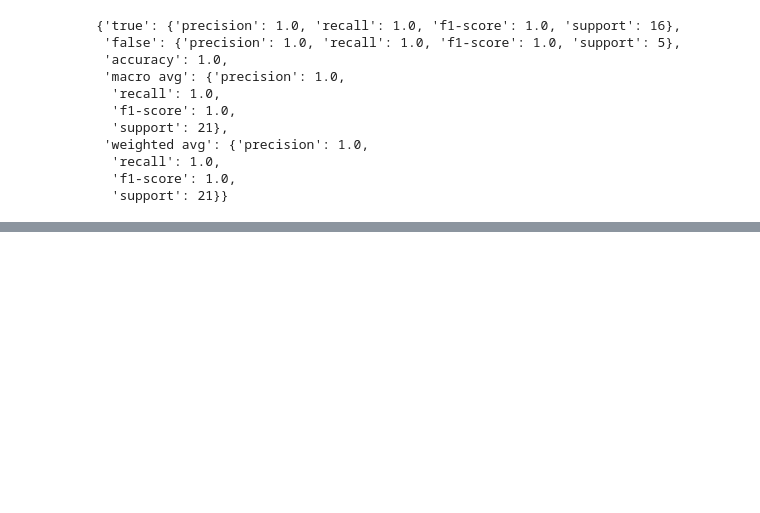
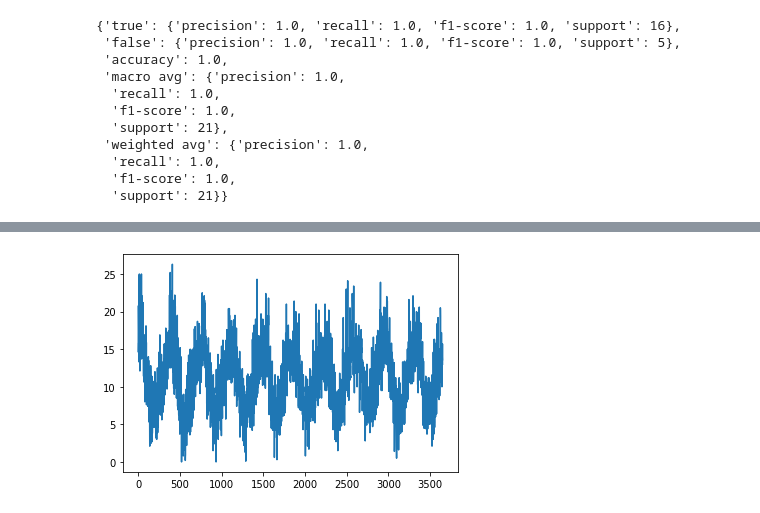
Before and after one commit to kingyebin/PeerReview, a Jupyter notebook: mini_quest_240228/do_it.ipynb, the cells around one changed output, grey strips where cells are left out. Drawn from its saved outputs; the diff is of its cells as text; code cells hidden in the pictures; blank space fills up the shorter version.

```diff
--- a/mini_quest_240228/Untitled.ipynb
+++ b/mini_quest_240228/do_it.ipynb
@@ -351,0 +356,5 @@ classification_report(y_test, xgb_clf.predict(comprehensive_features_test), targ
+# %%
+tp = pd.read_csv('~/aiffel/time_series/data/daily-min-temperatures.csv')
+
+tp.drop(columns='Date',inplace=True)
+tp
@@ -351,0 +375,6 @@ classification_report(y_test, xgb_clf.predict(comprehensive_features_test), targ
+# %%
+plt.figure()
+plt.plot(tp)
+plt.show()
+# %% [output]
+[figure, added]
```
Also changed, not shown: parts of 16 cells of this notebook.
